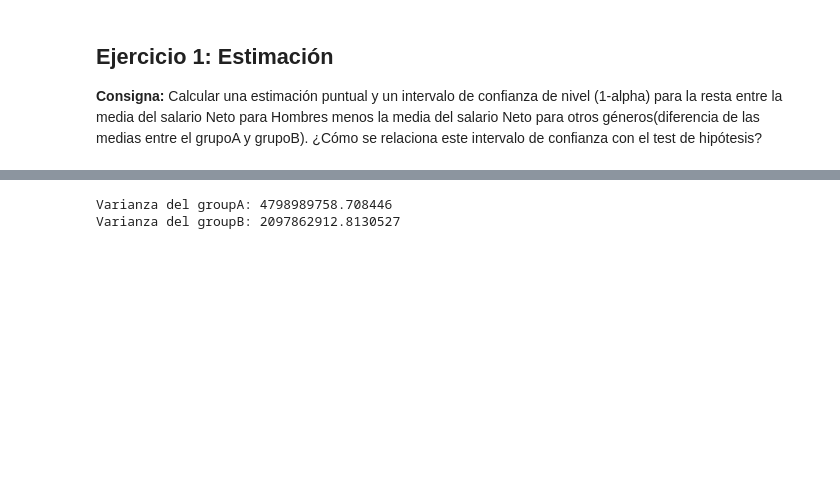
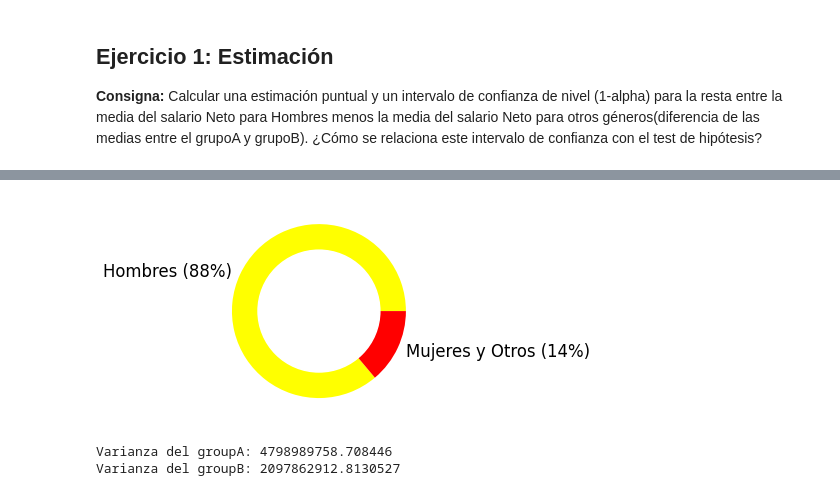
Before and after one commit to pablonicolasr/diplodatos-ayvd-2022-grupo32, a Jupyter notebook: Entregable_Parte_2_Garay.ipynb, the cells around one changed output, grey strips where cells are left out. Drawn from its saved outputs; the diff is of its cells as text; code cells hidden in the pictures; blank space fills up the shorter version.

```diff
--- a/Entregable_Parte_2_Garay.ipynb
+++ b/Entregable_Parte_2_Garay.ipynb
@@ -130,4 +137,16 @@ Tamaño de la muestra nB: 577
 Estadístico de resta de medias muestrales: 16610.260353965103
+# %%
+#Visualización de los tamaños de cada muestra
+#Gráfico de dona
+names = ['Hombres (88%)', 'Mujeres y Otros (14%)']
+size = [3582,577]
+my_circle = plt.Circle( (0,0), 0.7, color='white')
+plt.pie(size, labels=names, colors=['yellow','red'])
+p = plt.gcf()
+p.gca().add_artist(my_circle)
+plt.show()
+# %% [output]
+[figure, added]
 # %%
 #Cálculo de varianzas
 SA2 = groupA.var()
```
Also changed, not shown: parts of 2 cells of this notebook.
